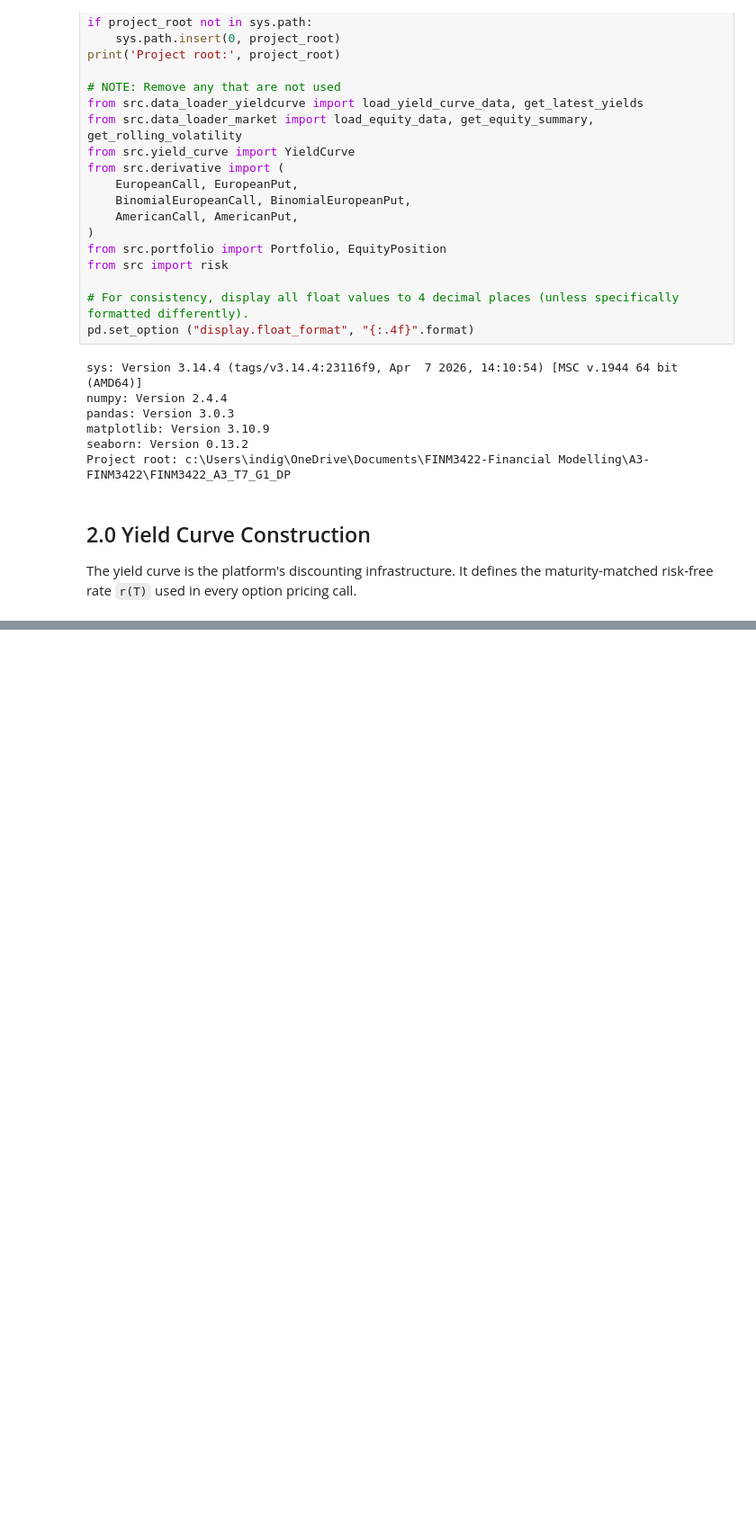
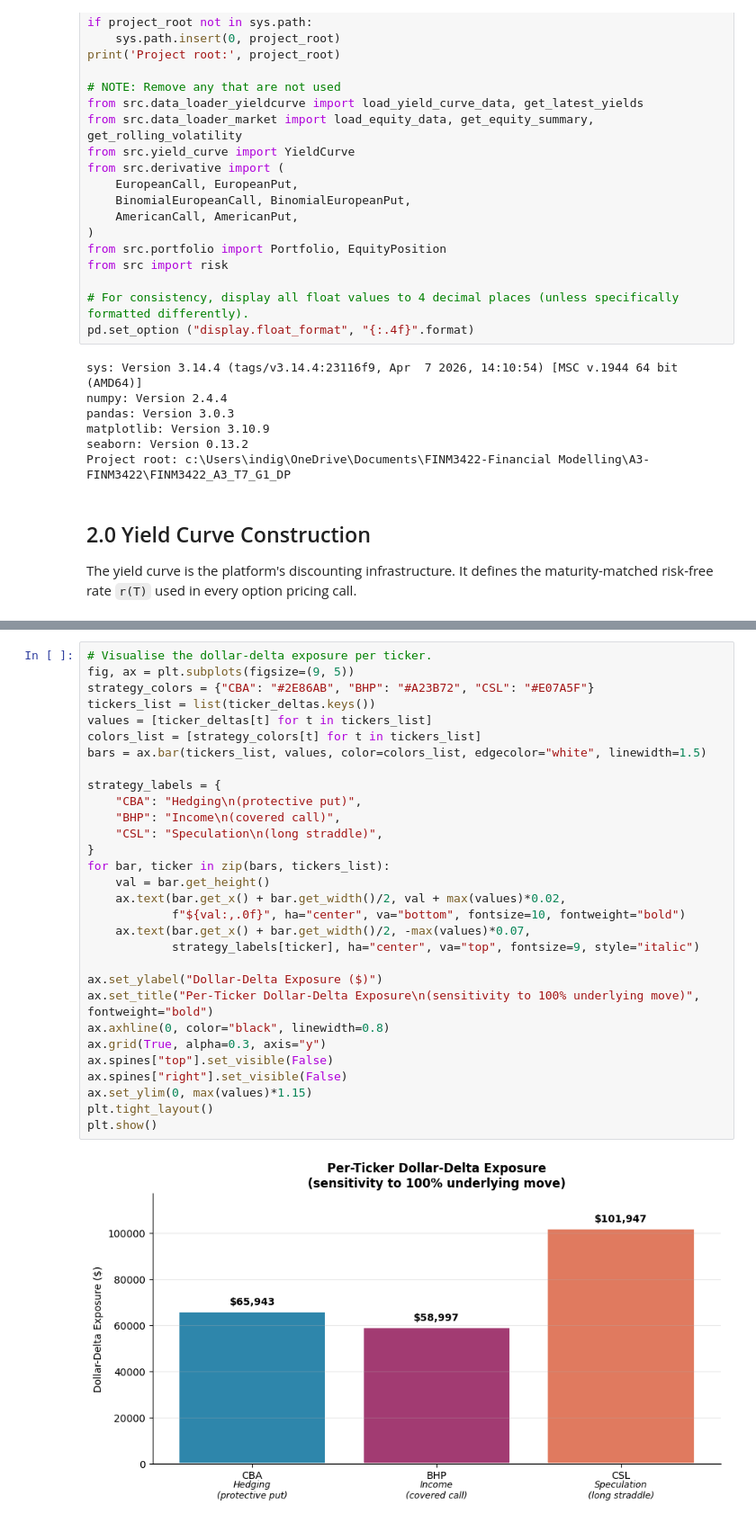
Before and after one commit to indigohill/FINM3422_A3_T7_G1_DP, a Jupyter notebook: notebooks/03_portfolio.ipynb, the cells around one changed output, grey strips where cells are left out. Shown at 90% size. Drawn from its saved outputs; the diff is of its cells as text; blank space fills up the shorter version.

```diff
--- a/notebooks/03_portfolio.ipynb
+++ b/notebooks/03_portfolio.ipynb
@@ -359,0 +342,32 @@ plt.show ()
+# %%
+# Visualise the dollar-delta exposure per ticker.
+fig, ax = plt.subplots(figsize=(9, 5))
+strategy_colors = {"CBA": "#2E86AB", "BHP": "#A23B72", "CSL": "#E07A5F"}
+tickers_list = list(ticker_deltas.keys())
+values = [ticker_deltas[t] for t in tickers_list]
+colors_list = [strategy_colors[t] for t in tickers_list]
+bars = ax.bar(tickers_list, values, color=colors_list, edgecolor="white", linewidth=1.5)
+
+strategy_labels = {
+    "CBA": "Hedging\n(protective put)",
+    "BHP": "Income\n(covered call)",
+    "CSL": "Speculation\n(long straddle)",
+}
+for bar, ticker in zip(bars, tickers_list):
+    val = bar.get_height()
+    ax.text(bar.get_x() + bar.get_width()/2, val + max(values)*0.02,
+            f"${val:,.0f}", ha="center", va="bottom", fontsize=10, fontweight="bold")
+    ax.text(bar.get_x() + bar.get_width()/2, -max(values)*0.07,
+            strategy_labels[ticker], ha="center", va="top", fontsize=9, style="italic")
+
+ax.set_ylabel("Dollar-Delta Exposure ($)")
+ax.set_title("Per-Ticker Dollar-Delta Exposure\n(sensitivity to 100% underlying move)", fontweight="bold")
+ax.axhline(0, color="black", linewidth=0.8)
+ax.grid(True, alpha=0.3, axis="y")
+ax.spines["top"].set_visible(False)
+ax.spines["right"].set_visible(False)
+ax.set_ylim(0, max(values)*1.15)
+plt.tight_layout()
+plt.show()
+# %% [output]
+[figure, added]
```
Also changed, not shown: parts of 46 cells of this notebook, 3 other files.
